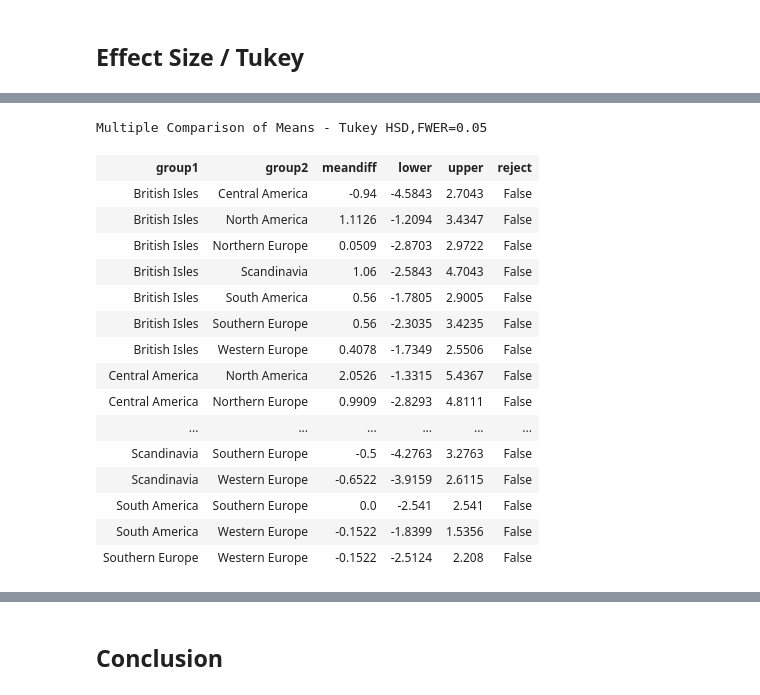
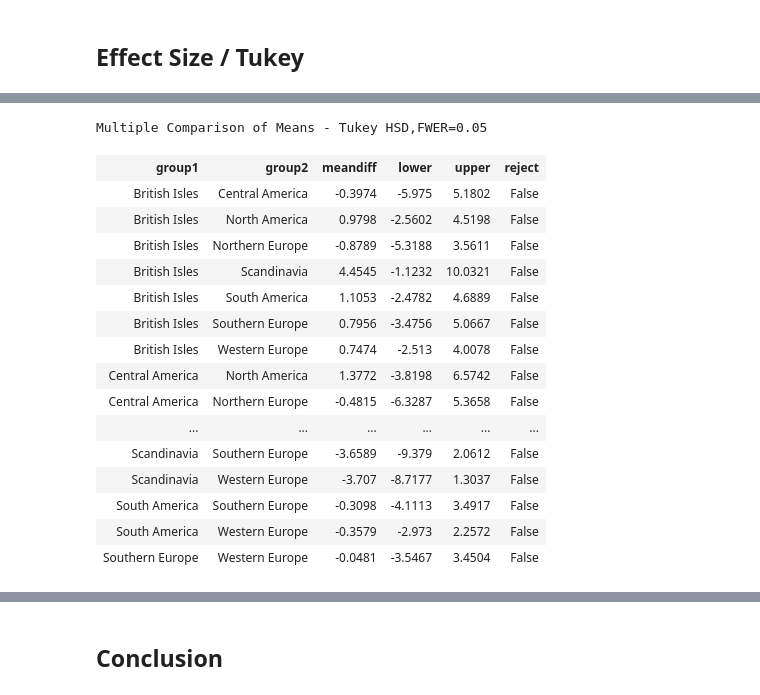
Before and after one commit to jdsmithwes/hypothesis_testing_workflow_python, a Jupyter notebook: student.ipynb, the cells around one changed output, grey strips where cells are left out. Saved outputs shown, nothing was run; the diff lists cells and outputs as text; code cells hidden in the pictures.

```diff
--- a/student.ipynb
+++ b/student.ipynb
@@ -334,0 +329,5 @@ Name: ShipRegion, dtype: int64
+# %%
+display(len(df))
+df_final = df
+df_final = df_final.dropna()
+len(df_final)
@@ -335,6 +337,6 @@ Name: ShipRegion, dtype: int64
 # %%
-df['ShipRegion'].describe()
-df['ShipRegion'] = df['ShipRegion'].convert_objects(convert_numeric=True)
+df_final['ShipRegion'].describe()
+df_final['ShipRegion'] = df_final['ShipRegion'].convert_objects(convert_numeric=True)
 # %% [output]
 convert_objects is deprecated.  To re-infer data dtypes for object columns, use Series.infer_objects()
 For all other conversions use the data-type specific converters pd.to_datetime, pd.to_timedelta and pd.to_numeric.
@@ -343,11 +345,11 @@ In theory, if there is no difference in delivery time from when an order is plac
 # %%
 #breaking up the groups based on region and will just use
 #with rework, look at this again
-df['Groups'] = df['ShipRegion'].str.contains('Europe'or'America')
+df_final['Groups'] = df_final['ShipRegion'].str.contains('Europe'or'America')
 #mapping function to label true as correct country in graphs below and same for the false group
 
 #df['Groups'] = df['Groups'].astype(int) # used Boolean to prevent error with later tests that require two numbered columns
-df['Groups'].head()
+df_final['Groups'].head()
 # %% [output]
 0     True
 1     True
@@ -362,7 +364,7 @@ The True ship regions contain Europe or America in their names. So that tests ca
 # %%
 ## To better organize data based on whether an item was full-priced or not, we can create dictionaries
 groups = {}
-for grp_name in df['ShipRegion'].unique():
-    groups[grp_name] = df.groupby('ShipRegion').get_group(grp_name)['Days']
+for grp_name in df_final['ShipRegion'].unique():
+    groups[grp_name] = df_final.groupby('ShipRegion').get_group(grp_name)['Days']
 groups.pop('Eastern Europe')
 # %% [output]
@@ -529,25 +525,25 @@ df_tukey.head()
 # %%
 from statsmodels.stats.multicomp import pairwise_tukeyhsd
-model = pairwise_tukeyhsd(df_tukey['data'],df_tukey['group'])
-model.summary()
+Hyp2_results = pairwise_tukeyhsd(df_tukey['data'],df_tukey['group'])
+Hyp2_results.summary()
 # %% [output]
 Multiple Comparison of Means - Tukey HSD,FWER=0.05
 | group1 | group2 | meandiff | lower | upper | reject |
-| British Isles | Central America | -0.94 | -4.5843 | 2.7043 | False |
-| British Isles | North America | 1.1126 | -1.2094 | 3.4347 | False |
-| British Isles | Northern Europe | 0.0509 | -2.8703 | 2.9722 | False |
-| British Isles | Scandinavia | 1.06 | -2.5843 | 4.7043 | False |
-| British Isles | South America | 0.56 | -1.7805 | 2.9005 | False |
-| British Isles | Southern Europe | 0.56 | -2.3035 | 3.4235 | False |
-| British Isles | Western Europe | 0.4078 | -1.7349 | 2.5506 | False |
-| Central America | North America | 2.0526 | -1.3315 | 5.4367 | False |
-| Central America | Northern Europe | 0.9909 | -2.8293 | 4.8111 | False |
+| British Isles | Central America | -0.3974 | -5.975 | 5.1802 | False |
+| British Isles | North America | 0.9798 | -2.5602 | 4.5198 | False |
+| British Isles | Northern Europe | -0.8789 | -5.3188 | 3.5611 | False |
+| British Isles | Scandinavia | 4.4545 | -1.1232 | 10.0321 | False |
+| British Isles | South America | 1.1053 | -2.4782 | 4.6889 | False |
+| British Isles | Southern Europe | 0.7956 | -3.4756 | 5.0667 | False |
+| British Isles | Western Europe | 0.7474 | -2.513 | 4.0078 | False |
+| Central America | North America | 1.3772 | -3.8198 | 6.5742 | False |
+| Central America | Northern Europe | -0.4815 | -6.3287 | 5.3658 | False |
 | ... | ... | ... | ... | ... | ... |
-| Scandinavia | Southern Europe | -0.5 | -4.2763 | 3.2763 | False |
-| Scandinavia | Western Europe | -0.6522 | -3.9159 | 2.6115 | False |
-| South America | Southern Europe | 0.0 | -2.541 | 2.541 | False |
-| South America | Western Europe | -0.1522 | -1.8399 | 1.5356 | False |
-| Southern Europe | Western Europe | -0.1522 | -2.5124 | 2.208 | False |
+| Scandinavia | Southern Europe | -3.6589 | -9.379 | 2.0612 | False |
+| Scandinavia | Western Europe | -3.707 | -8.7177 | 1.3037 | False |
+| South America | Southern Europe | -0.3098 | -4.1113 | 3.4917 | False |
+| South America | Western Europe | -0.3579 | -2.973 | 2.2572 | False |
+| Southern Europe | Western Europe | -0.0481 | -3.5467 | 3.4504 | False |
 # %%
 sns.barplot(data=df, x='ShipRegion', y='Days',ci=68)
 #for k,v in groups.items():
```
Also changed, not shown: parts of 23 cells of this notebook.
